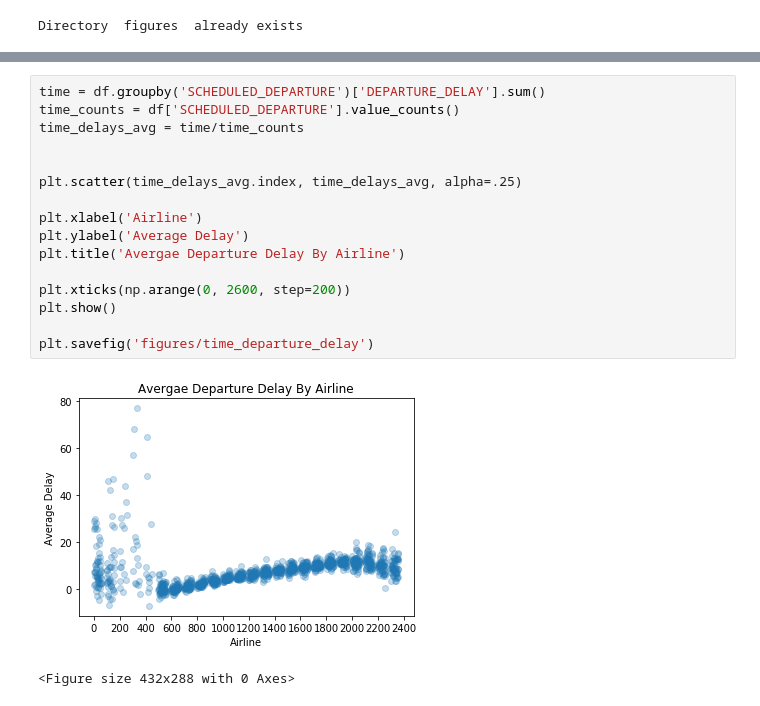
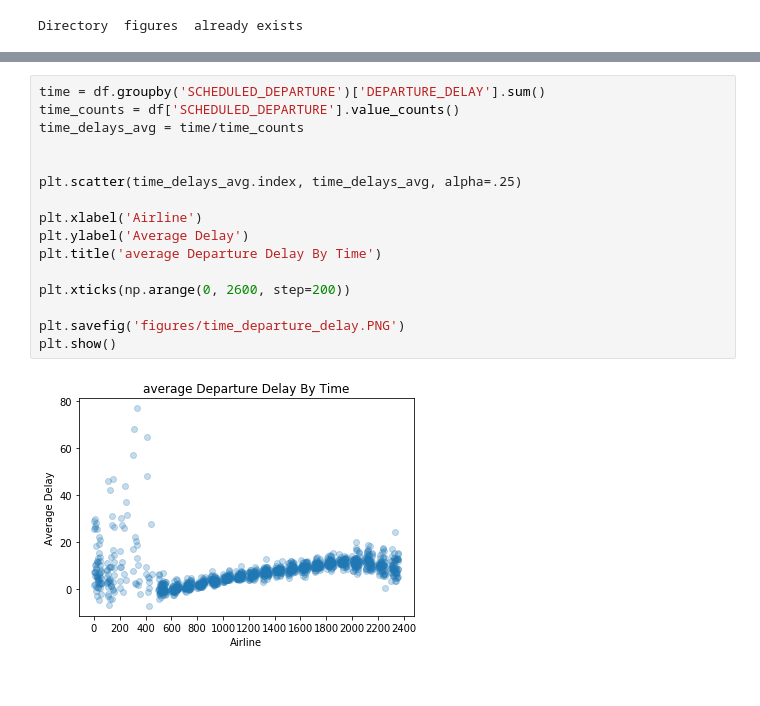
Before and after one commit to Pandas-UFT/Pandas, a Jupyter notebook: data_vis.ipynb, the cells around one changed output, grey strips where cells are left out. Cells and saved outputs as stored; diff of their text form.

```diff
--- a/data_vis.ipynb
+++ b/data_vis.ipynb
@@ -117,22 +107,21 @@ plt.savefig('figures/airline_arrival_delay')
 # %%
 time = df.groupby('SCHEDULED_DEPARTURE')['DEPARTURE_DELAY'].sum()
 time_counts = df['SCHEDULED_DEPARTURE'].value_counts()
 time_delays_avg = time/time_counts
 
 
 plt.scatter(time_delays_avg.index, time_delays_avg, alpha=.25)
 
 plt.xlabel('Airline')
 plt.ylabel('Average Delay')
-plt.title('Avergae Departure Delay By Airline')
+plt.title('average Departure Delay By Time')
 
 plt.xticks(np.arange(0, 2600, step=200))
+
+plt.savefig('figures/time_departure_delay.PNG')
 plt.show()
-
-plt.savefig('figures/time_departure_delay')
 # %% [output]
-[figure, old version]
+[figure, new version]
-<Figure size 432x288 with 0 Axes>
 # %%
 time = df.groupby('SCHEDULED_ARRIVAL')['ARRIVAL_DELAY'].sum()
 time_counts = df['SCHEDULED_ARRIVAL'].value_counts()
```
Also changed, not shown: parts of 5 cells of this notebook, 7 other files.
